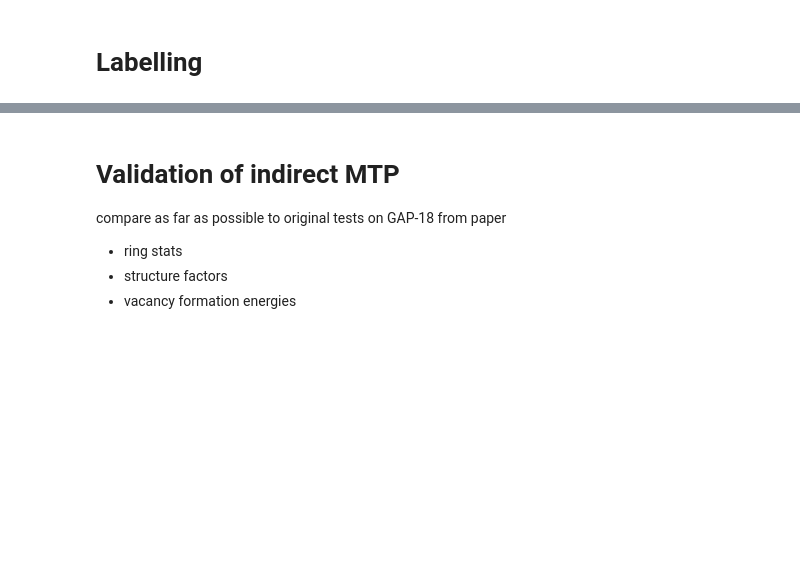
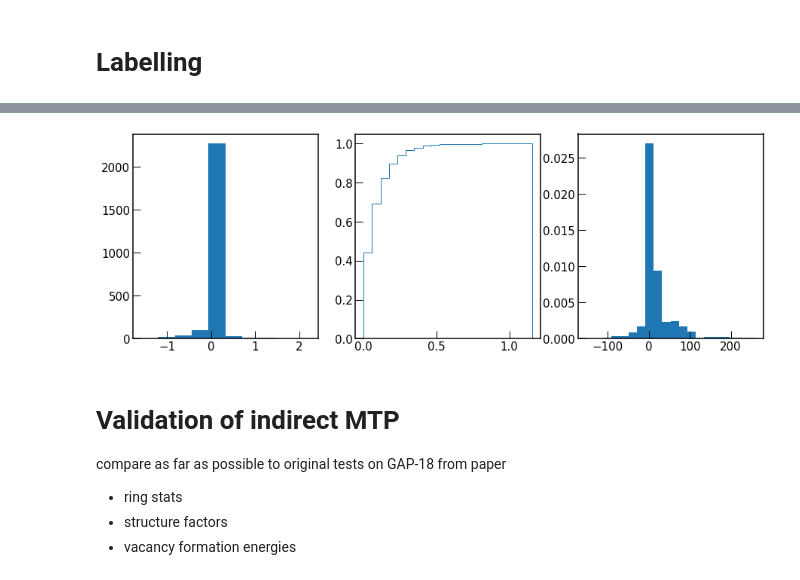
Before and after one commit to MorrowChem/Ge_analysis_local, a Jupyter notebook: MTP_from_GAP_rmse.ipynb, the cells around one changed output, grey strips where cells are left out. Cells and saved outputs as stored; diff of their text form; code cells hidden in the pictures; blank space fills up the shorter version.

```diff
--- a/MTP_from_GAP_rmse.ipynb
+++ b/MTP_from_GAP_rmse.ipynb
@@ -70,3 +348,16 @@ GAP_18_pot = Potential(param_filename=GAP_18_dir+'/gp_iter6_sparse9k.xml')
+# %%
+fig, (axs, axs2, axs3) = plt.subplots(1,3, figsize=(15,5))
+
+h1= axs.hist(g18_test.ref_train_es - g18_test.train_es)
+
+h2 = axs2.hist(np.linalg.norm(g18_test.ref_train_flat_fs - g18_test.train_flat_fs, axis=1),
+               bins=20, cumulative=True, histtype='step', orientation='vertical', density=True)
+
+h3 = axs3.hist((np.array([to_voigt(i)[0:3] for i in g18_test.train_ss]) - \
+                np.array([to_voigt(i, flat=True)[0:3] for i in g18_test.ref_train_ss])).mean(axis=1),
+               bins=20, orientation='vertical', density=True)
+# %% [output]
+[figure, added]
 # %% [markdown]
 # Validation of indirect MTP
 compare as far as possible to original tests on GAP-18 from paper
```
Also changed, not shown: parts of 61 cells of this notebook, 8 other files.
